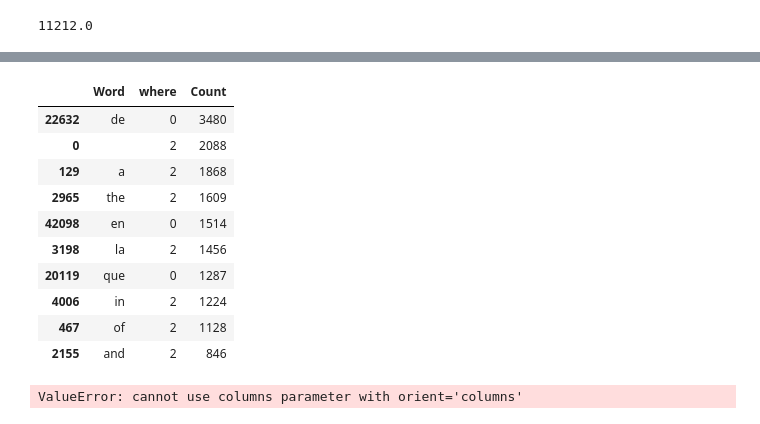
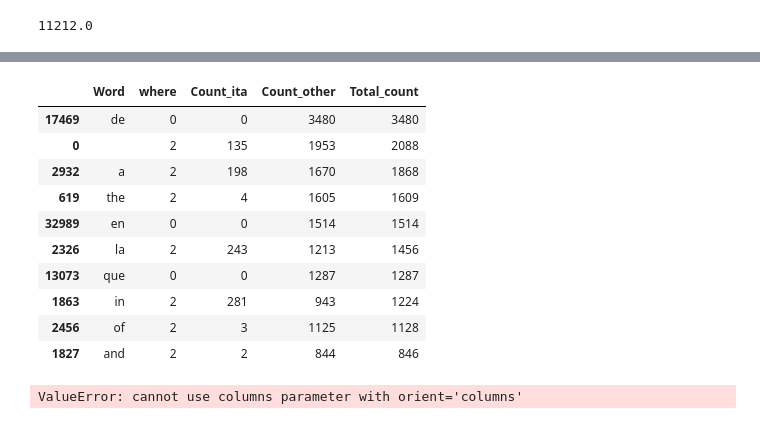
Before and after one commit to magicWiss/Language-Detection, a Jupyter notebook: notebooks/Profiling/Profiling.ipynb, the cells around one changed output, grey strips where cells are left out. Drawn from its saved outputs; the diff is of its cells as text; code cells hidden in the pictures.

```diff
--- a/notebooks/Profiling/Profiling.ipynb
+++ b/notebooks/Profiling/Profiling.ipynb
@@ -388,37 +387,41 @@ print(index)   #this is why the base model did not detect the text 'big data è
 # %%
 #lets now create a file csv with all the words in the corpus (both italian and not italian) providing the number count and where they are present
 #we do this by creating a dictionary key->value having: key=word, value=[encoding_of_prov, count]
 path_word_2_prov_count='..\\..\\Dataset\\words.csv'
-columns=['Word','other']
-word_2_prov_count={'Word':[],'where':[],'Count':[]}
+word_2_prov_count={'Word':[],'where':[],'Count_ita':[],'Count_other':[],'Total_count':[]}
 for word in index:
     word_2_prov_count['Word'].append(word)
-    total_count=0
+    total_count_ita=0
+    total_count_other=0
     if word in word2count_ita:
-        total_count+=word2count_ita[word]
+        total_count_ita+=word2count_ita[word]
 
 
     if word in word2count_other:
-        total_count+=word2count_other[word]
+        total_count_other+=word2count_other[word]
+
+    total_count=total_count_ita+total_count_other
 
 
-    word_2_prov_count['Count'].append(total_count)
+    word_2_prov_count['Count_ita'].append(total_count_ita)
+    word_2_prov_count['Count_other'].append(total_count_other)
+    word_2_prov_count['Total_count'].append(total_count)
     word_2_prov_count['where'].append(index[word])
 
-dataframe=pd.DataFrame.from_dict(word_2_prov_count).sort_values(by=['Count'],ascending=False)
+dataframe=pd.DataFrame.from_dict(word_2_prov_count).sort_values(by=['Total_count'],ascending=False)
 dataframe.head(10)
 # %% [output]
-|  | Word | where | Count |
-| 22632 | de | 0 | 3480 |
-| 0 |  | 2 | 2088 |
-| 129 | a | 2 | 1868 |
-| 2965 | the | 2 | 1609 |
-| 42098 | en | 0 | 1514 |
-| 3198 | la | 2 | 1456 |
-| 20119 | que | 0 | 1287 |
-| 4006 | in | 2 | 1224 |
-| 467 | of | 2 | 1128 |
-| 2155 | and | 2 | 846 |
+|  | Word | where | Count_ita | Count_other | Total_count |
+| 17469 | de | 0 | 0 | 3480 | 3480 |
+| 0 |  | 2 | 135 | 1953 | 2088 |
+| 2932 | a | 2 | 198 | 1670 | 1868 |
+| 619 | the | 2 | 4 | 1605 | 1609 |
+| 32989 | en | 0 | 0 | 1514 | 1514 |
+| 2326 | la | 2 | 243 | 1213 | 1456 |
+| 13073 | que | 0 | 0 | 1287 | 1287 |
+| 1863 | in | 2 | 281 | 943 | 1224 |
+| 2456 | of | 2 | 3 | 1125 | 1128 |
+| 1827 | and | 2 | 2 | 844 | 846 |
 # %%
 #saving the dataframe
 dataframe.to_csv(path_word_2_prov_count)
```
Also changed, not shown: parts of 3 cells of this notebook, 5 other files.
